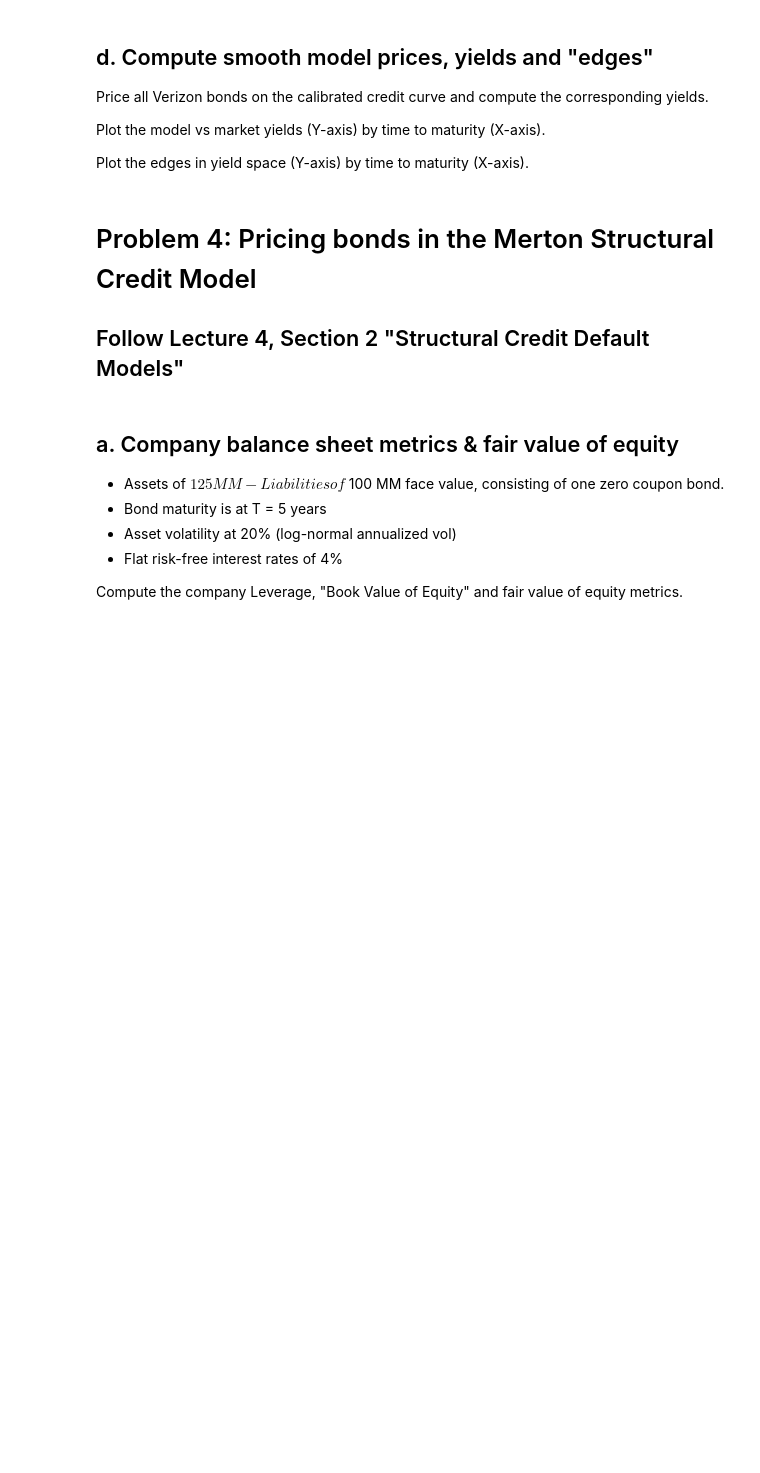
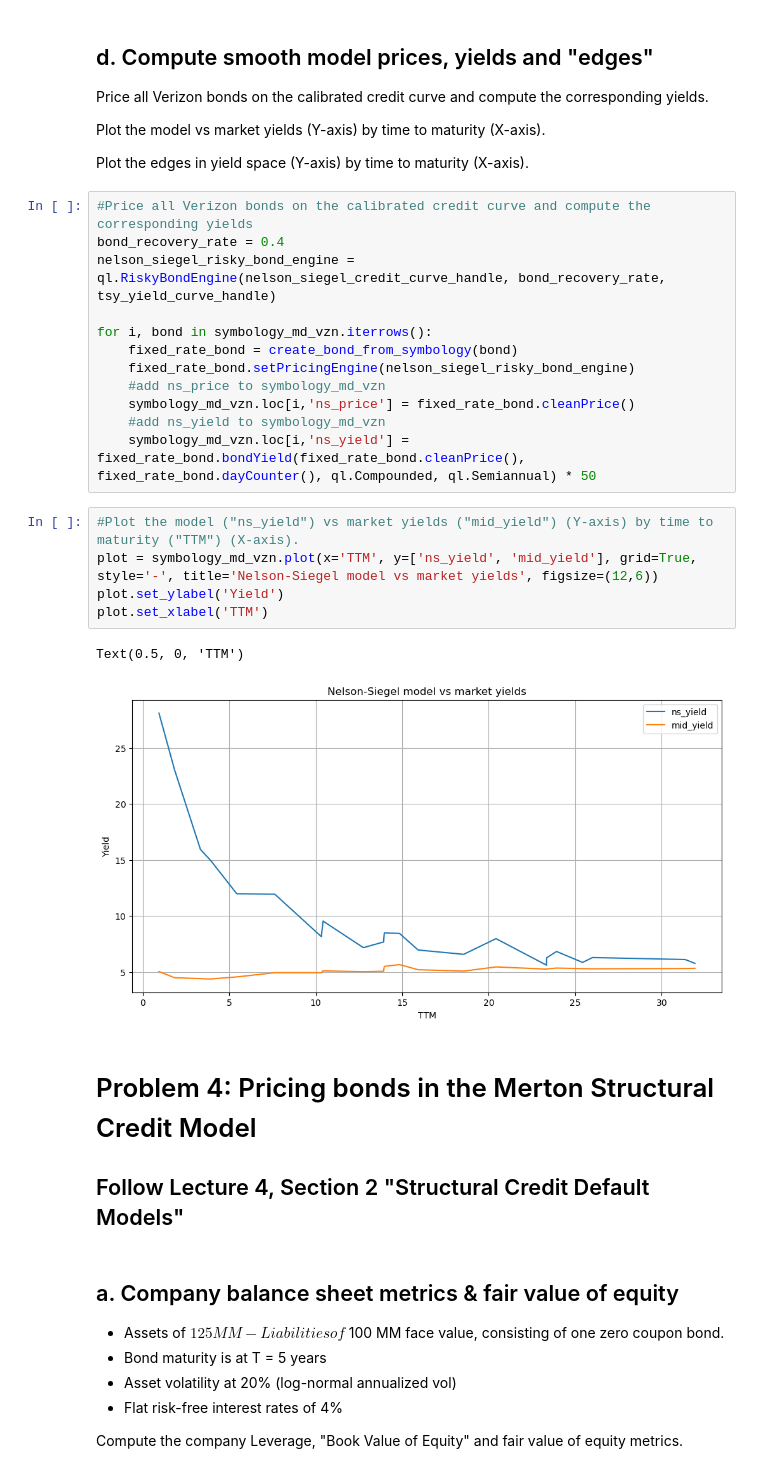
Before and after one commit to alanwake47/FINM-35700-Credit-Markets, a Jupyter notebook: week4/hw4/Homework 4_aman.ipynb, the cells around one changed output. Drawn from its saved outputs; the diff is of its cells as text; blank space fills up the shorter version.

```diff
--- a/week4/hw4/Homework 4_aman.ipynb
+++ b/week4/hw4/Homework 4_aman.ipynb
@@ -495,6 +894,26 @@ Price all Verizon bonds on the calibrated credit curve and compute the correspon
 Plot the model vs market yields (Y-axis) by time to maturity (X-axis).
 
 Plot the edges in yield space (Y-axis) by time to maturity (X-axis).
+# %%
+#Price all Verizon bonds on the calibrated credit curve and compute the corresponding yields
+bond_recovery_rate = 0.4
+nelson_siegel_risky_bond_engine = ql.RiskyBondEngine(nelson_siegel_credit_curve_handle, bond_recovery_rate, tsy_yield_curve_handle)
+
+for i, bond in symbology_md_vzn.iterrows():
+    fixed_rate_bond = create_bond_from_symbology(bond)
+    fixed_rate_bond.setPricingEngine(nelson_siegel_risky_bond_engine)
+    #add ns_price to symbology_md_vzn
+    symbology_md_vzn.loc[i,'ns_price'] = fixed_rate_bond.cleanPrice()
+    #add ns_yield to symbology_md_vzn
+    symbology_md_vzn.loc[i,'ns_yield'] = fixed_rate_bond.bondYield(fixed_rate_bond.cleanPrice(), fixed_rate_bond.dayCounter(), ql.Compounded, ql.Semiannual) * 50
+# %%
+#Plot the model ("ns_yield") vs market yields ("mid_yield") (Y-axis) by time to maturity ("TTM") (X-axis).
+plot = symbology_md_vzn.plot(x='TTM', y=['ns_yield', 'mid_yield'], grid=True, style='-', title='Nelson-Siegel model vs market yields', figsize=(12,6))
+plot.set_ylabel('Yield')
+plot.set_xlabel('TTM')
+# %% [output]
+Text(0.5, 0, 'TTM')
+[figure, added]
 # %% [markdown]
 # Problem 4: Pricing bonds in the Merton Structural Credit Model
 ## Follow Lecture 4, Section 2 "Structural Credit Default Models"
```
Also changed, not shown: parts of 49 cells of this notebook, 2 other files.
